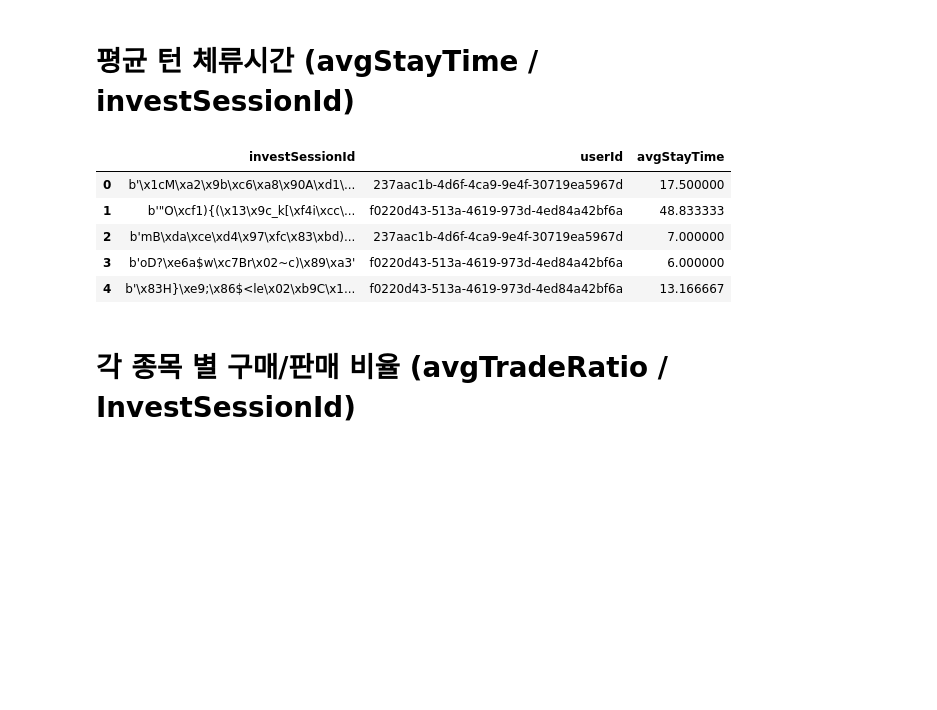
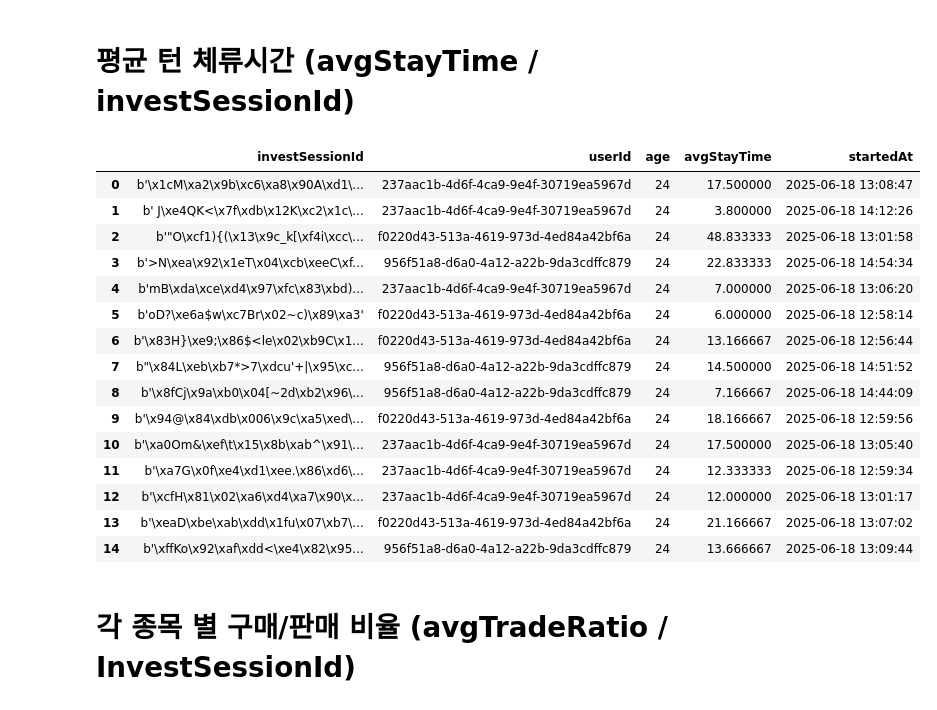
Before and after one commit to team-popo-world/ml-history-analysis, a Jupyter notebook: chart_preprocessing.ipynb, the cells around one changed output. Saved outputs shown, nothing was run; the diff lists cells and outputs as text; code cells hidden in the pictures; blank space fills up the shorter version.

```diff
--- a/preprocessing.ipynb
+++ b/chart_preprocessing.ipynb
@@ -233,30 +233,58 @@ avgCashRatio.head()
 # %% [markdown]
 # 평균 턴 체류시간 (avgStayTime / investSessionId)
-# %%
-# 평균 턴 체류시간
-def avg_stay_time(df):
-    turn = df[['investSessionId',
-               'userId',
-                'turn',
-                'startedAt',
-                'endedAt']].copy()
-
-    avgStayTime = turn.drop_duplicates(subset=['investSessionId', 'turn']).copy()
-    avgStayTime['stayTime'] = (avgStayTime['endedAt'] - avgStayTime['startedAt']).dt.total_seconds()
-    avgStayTime.drop(columns=['startedAt', 'endedAt'], inplace=True)
-    avgStayTime = avgStayTime.groupby(['investSessionId', 'userId'])['stayTime'].mean().reset_index(name='avgStayTime')
-
-    return avgStayTime
-
-avgStayTime = avg_stay_time(df)
-avgStayTime.head()
-# %% [output]
-|  | investSessionId | userId | avgStayTime |
-| 0 | b'\x1cM\xa2\x9b\xc6\xa8\x90A\xd1\... | 237aac1b-4d6f-4ca9-9e4f-30719ea5967d | 17.500000 |
-| 1 | b'"O\xcf1){(\x13\x9c_k[\xf4i\xcc\... | f0220d43-513a-4619-973d-4ed84a42bf6a | 48.833333 |
-| 2 | b'mB\xda\xce\xd4\x97\xfc\x83\xbd)... | 237aac1b-4d6f-4ca9-9e4f-30719ea5967d | 7.000000 |
-| 3 | b'oD?\xe6a$w\xc7Br\x02~c)\x89\xa3' | f0220d43-513a-4619-973d-4ed84a42bf6a | 6.000000 |
-| 4 | b'\x83H}\xe9;\x86$<le\x02\xb9C\x1... | f0220d43-513a-4619-973d-4ed84a42bf6a | 13.166667 |
+# %%
+def avg_stay_time(df):
+    turn = df[['investSessionId', 'userId', 'age', 'turn', 'startedAt', 'endedAt']].copy()
+
+    # 문자열을 datetime으로 변환
+    turn['startedAt'] = pd.to_datetime(turn['startedAt'])
+    turn['endedAt'] = pd.to_datetime(turn['endedAt'])
+
+    # 체류 시간 계산
+    turn['stayTime'] = (turn['endedAt'] - turn['startedAt']).dt.total_seconds()
+
+    # 평균 체류 시간 계산
+    avg_time = (
+        turn
+        .drop_duplicates(subset=['investSessionId', 'turn'])
+        .groupby(['investSessionId', 'userId', 'age'])['stayTime']
+        .mean()
+        .reset_index(name='avgStayTime')
+    )
+
+    # 각 그룹의 첫 startedAt 추출
+    first_start = (
+        turn
+        .sort_values(by='turn')
+        .groupby(['investSessionId', 'userId', 'age'])
+        .first()
+        .reset_index()[['investSessionId', 'userId', 'age', 'startedAt']]
+    )
+
+    # 평균 체류 시간과 첫 startedAt 병합
+    result = pd.merge(avg_time, first_start, on=['investSessionId', 'userId', 'age'])
+
+    return result
+
+avgStayTime = avg_stay_time(df)
+avgStayTime.head()
+# %% [output]
+|  | investSessionId | userId | age | avgStayTime | startedAt |
+| 0 | b'\x1cM\xa2\x9b\xc6\xa8\x90A\xd1\... | 237aac1b-4d6f-4ca9-9e4f-30719ea5967d | 24 | 17.500000 | 2025-06-18 13:08:47 |
+| 1 | b' J\xe4QK<\x7f\xdb\x12K\xc2\x1c\... | 237aac1b-4d6f-4ca9-9e4f-30719ea5967d | 24 | 3.800000 | 2025-06-18 14:12:26 |
+| 2 | b'"O\xcf1){(\x13\x9c_k[\xf4i\xcc\... | f0220d43-513a-4619-973d-4ed84a42bf6a | 24 | 48.833333 | 2025-06-18 13:01:58 |
+| 3 | b'>N\xea\x92\x1eT\x04\xcb\xeeC\xf... | 956f51a8-d6a0-4a12-a22b-9da3cdffc879 | 24 | 22.833333 | 2025-06-18 14:54:34 |
+| 4 | b'mB\xda\xce\xd4\x97\xfc\x83\xbd)... | 237aac1b-4d6f-4ca9-9e4f-30719ea5967d | 24 | 7.000000 | 2025-06-18 13:06:20 |
+| 5 | b'oD?\xe6a$w\xc7Br\x02~c)\x89\xa3' | f0220d43-513a-4619-973d-4ed84a42bf6a | 24 | 6.000000 | 2025-06-18 12:58:14 |
+| 6 | b'\x83H}\xe9;\x86$<le\x02\xb9C\x1... | f0220d43-513a-4619-973d-4ed84a42bf6a | 24 | 13.166667 | 2025-06-18 12:56:44 |
+| 7 | b"\x84L\xeb\xb7*>7\xdcu'+|\x95\xc... | 956f51a8-d6a0-4a12-a22b-9da3cdffc879 | 24 | 14.500000 | 2025-06-18 14:51:52 |
+| 8 | b'\x8fCj\x9a\xb0\x04[~2d\xb2\x96\... | 956f51a8-d6a0-4a12-a22b-9da3cdffc879 | 24 | 7.166667 | 2025-06-18 14:44:09 |
+| 9 | b'\x94@\x84\xdb\x006\x9c\xa5\xed\... | f0220d43-513a-4619-973d-4ed84a42bf6a | 24 | 18.166667 | 2025-06-18 12:59:56 |
+| 10 | b'\xa0Om&\xef\t\x15\x8b\xab^\x91\... | 237aac1b-4d6f-4ca9-9e4f-30719ea5967d | 24 | 17.500000 | 2025-06-18 13:05:40 |
+| 11 | b'\xa7G\x0f\xe4\xd1\xee.\x86\xd6\... | 237aac1b-4d6f-4ca9-9e4f-30719ea5967d | 24 | 12.333333 | 2025-06-18 12:59:34 |
+| 12 | b'\xcfH\x81\x02\xa6\xd4\xa7\x90\x... | 237aac1b-4d6f-4ca9-9e4f-30719ea5967d | 24 | 12.000000 | 2025-06-18 13:01:17 |
+| 13 | b'\xeaD\xbe\xab\xdd\x1fu\x07\xb7\... | f0220d43-513a-4619-973d-4ed84a42bf6a | 24 | 21.166667 | 2025-06-18 13:07:02 |
+| 14 | b'\xffKo\x92\xaf\xdd<\xe4\x82\x95... | 956f51a8-d6a0-4a12-a22b-9da3cdffc879 | 24 | 13.666667 | 2025-06-18 13:09:44 |
 # %% [markdown]
 # 각 종목 별 구매/판매 비율 (avgTradeRatio / InvestSessionId)
 # %%
```
Also changed, not shown: parts of 11 cells of this notebook, 17 other files.
